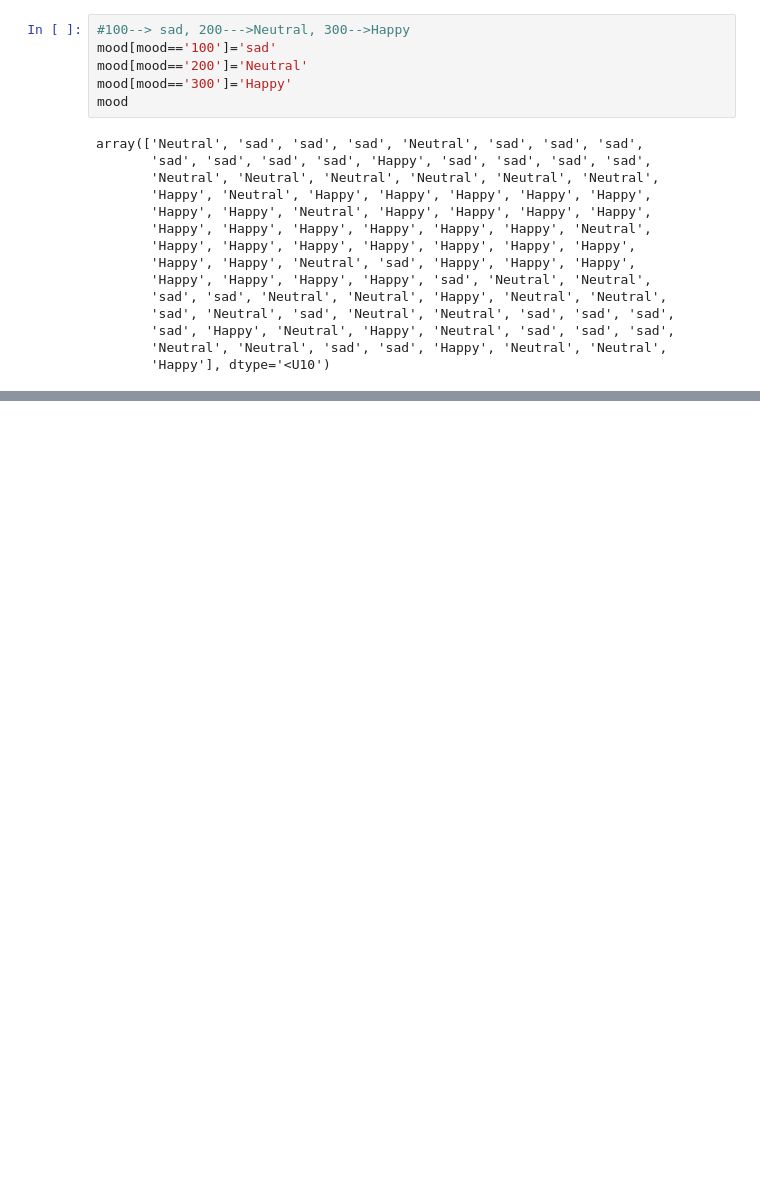
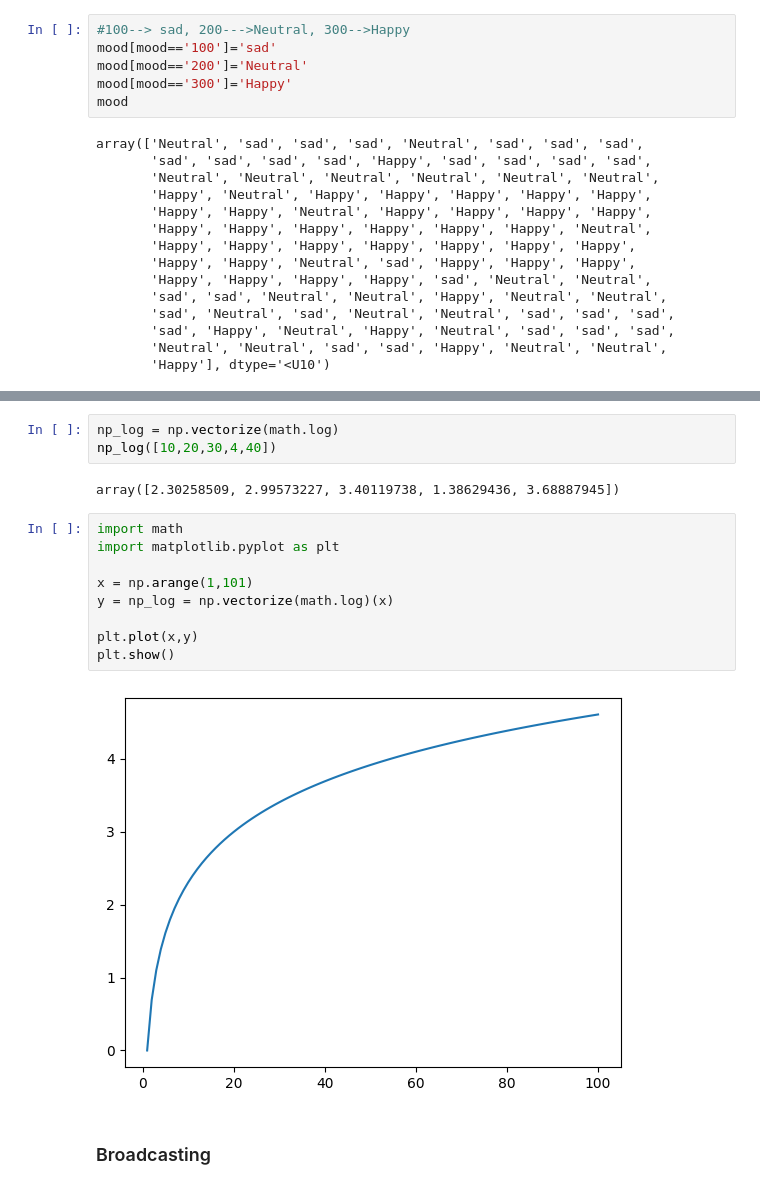
Before and after one commit to VishalDeoPrasad/InterviewBit, a Jupyter notebook: 13. Numpy/01. FitBit.ipynb, the cells around one changed output, grey strips where cells are left out. Saved outputs shown, nothing was run; the diff lists cells and outputs as text; blank space fills up the shorter version.

```diff
--- a/13. Numpy/01. FitBit.ipynb
+++ b/13. Numpy/01. FitBit.ipynb
@@ -537,0 +704,18 @@ array(['Neutral', 'sad', 'sad', 'sad', 'Neutral', 'sad', 'sad', 'sad',
+# %%
+np_log = np.vectorize(math.log)
+np_log([10,20,30,4,40])
+# %% [output]
+array([2.30258509, 2.99573227, 3.40119738, 1.38629436, 3.68887945])
+# %%
+import math
+import matplotlib.pyplot as plt
+
+x = np.arange(1,101)
+y = np_log = np.vectorize(math.log)(x)
+
+plt.plot(x,y)
+plt.show()
+# %% [output]
+[figure, added]
+# %% [markdown]
+### Broadcasting
```
Also changed, not shown: parts of 64 cells of this notebook.
